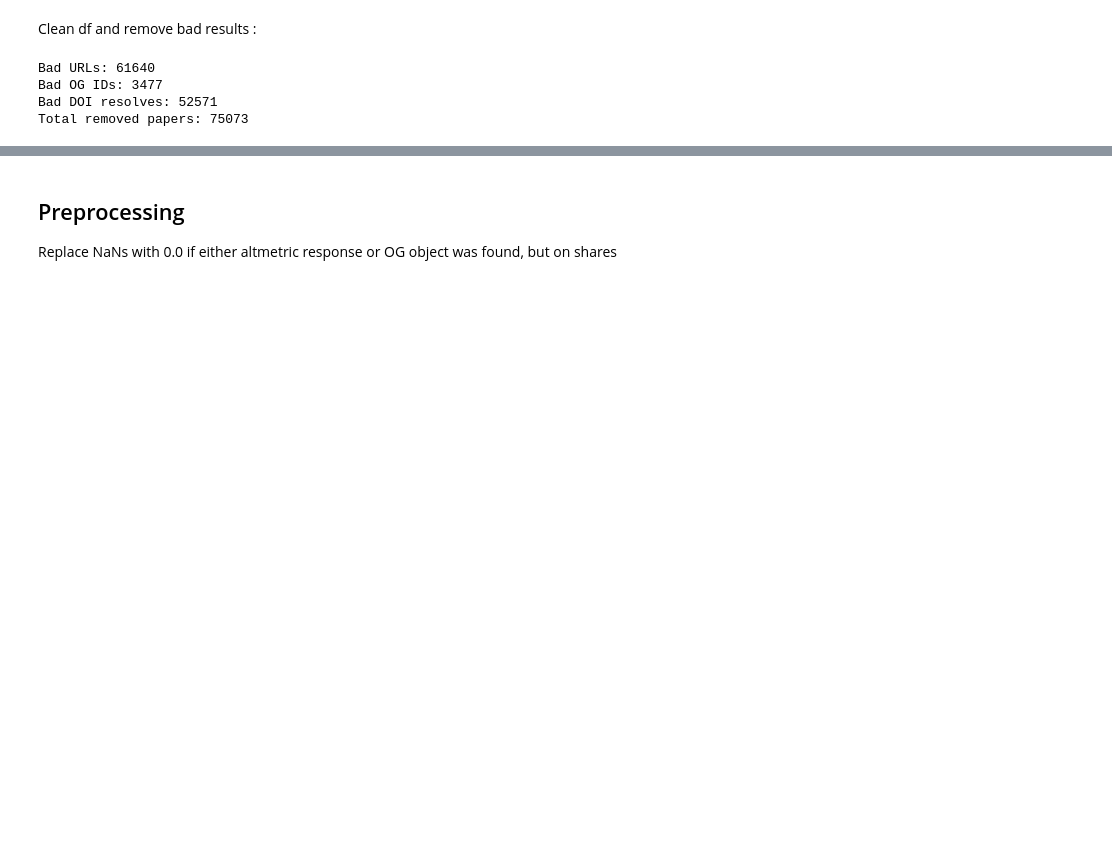
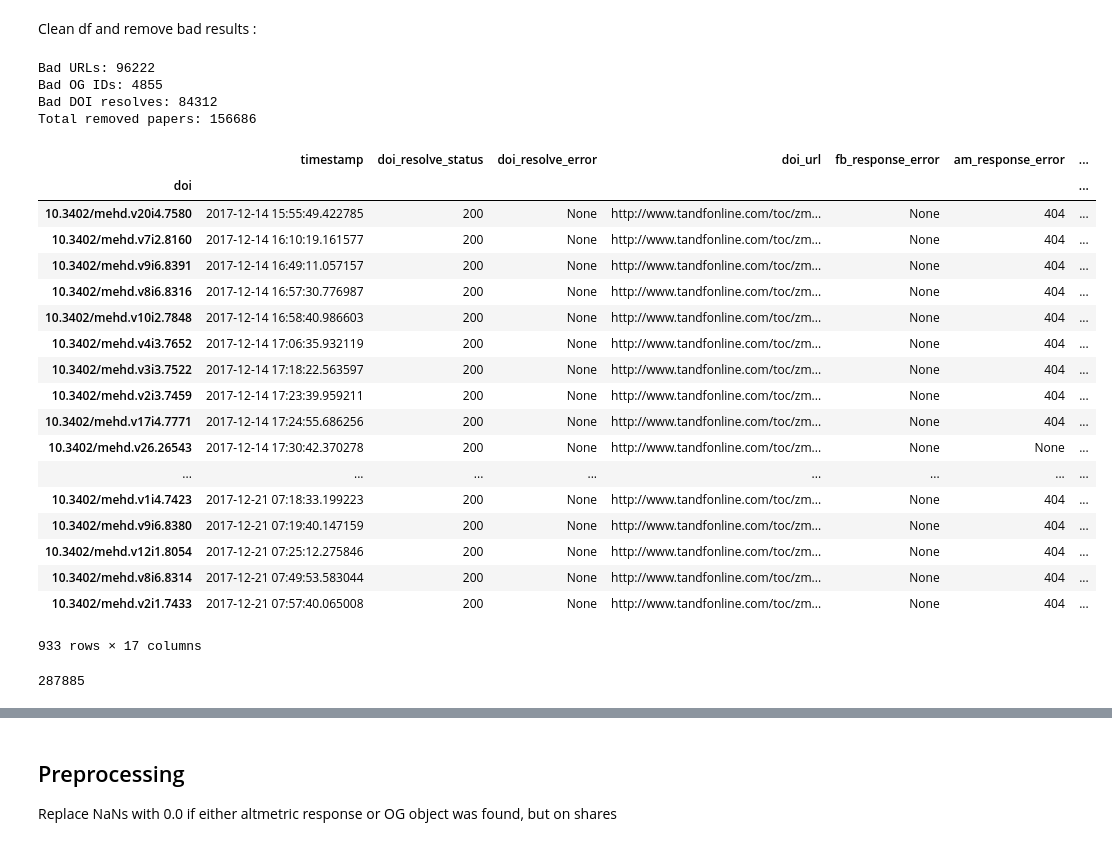
Before and after one commit to ScholCommLab/fhe-public-private, a Jupyter notebook: 03-PKP-analysis.ipynb, the cells around one changed output, grey strips where cells are left out. Cells and saved outputs as stored; diff of their text form; code cells hidden in the pictures; blank space fills up the shorter version.

```diff
--- a/03-PKP-analysis.ipynb
+++ b/03-PKP-analysis.ipynb
@@ -93,22 +93,27 @@ Name: count, dtype: float64
 # %% [markdown]
 Clean df and remove bad results :
 # %%
-bad_resolves = list(full_df.doi_resolve_status != "200")
+# bad_resolves = list(full_df.doi_resolve_status != "200")
+full_df = full_df[full_df['doi_resolve_status'] == 200]
 
-bad_urls = list(full_df.doi_url.value_counts().keys()[full_df.doi_url.value_counts() > 1])
-bad_url_papers = [x in bad_urls for x in full_df.doi_url]
+#bad_urls = list(full_df.doi_url.value_counts().keys()[full_df.doi_url.value_counts() > 1])
+#bad_url_papers = [x in bad_urls for x in full_df.doi_url]
+full_df = full_df[full_df.duplicated(subset=['doi_url'])]
 
-bad_og_id = list(full_df.fb_og_id.value_counts().keys()[full_df.fb_og_id.value_counts() > 1])[1:]
-bad_og_papers = [x in bad_og_id for x in full_df.fb_og_id]
+#bad_og_id = list(full_df.fb_og_id.value_counts().keys()[full_df.fb_og_id.value_counts() > 1])[1:]
+#bad_og_papers = [x in bad_og_id for x in full_df.fb_og_id]
+full_df = full_df[full_df.duplicated(subset=['fb_og_id'])]
 
-min_year = 1997
-max_year = 2017
-too_early = [x < min_year for x in full_df.year]
-too_late = [x > max_year for x in full_df.year]
+min_year = 2010
+max_year = 2018
+# too_early = [x < min_year for x in full_df.year]
+# too_late = [x > max_year for x in full_df.year]
+full_df = full_df[full_df['year'].between(min_year, max_year)]
 
-bad_papers = list(np.any([bad_resolves, bad_url_papers, too_late, too_early, bad_og_papers], 0))
+#bad_papers = list(np.any([bad_resolves, bad_url_papers, too_late, too_early, bad_og_papers], 0))
 
-df = full_df[[not _ for _ in bad_papers]]
+
+#df = full_df[[not _ for _ in bad_papers]]
 
 print("Bad URLs: {}".format(sum(bad_url_papers)))
 print("Bad OG IDs: {}".format(sum(bad_og_papers)))
@@ -118,7 +123,33 @@ print("Bad DOI resolves: {}".format(sum(bad_resolves)))
 
 print("Total removed papers: {}".format(sum(bad_papers)))
 # %% [output]
-Bad URLs: 61640
-Bad OG IDs: 3477
-Bad DOI resolves: 52571
-Total removed papers: 75073
+Bad URLs: 96222
+Bad OG IDs: 4855
+Bad DOI resolves: 84312
+Total removed papers: 156686
+# %%
+full_df[full_df.fb_og_id == 1420911837983045]
+# %% [output]
+|  | timestamp | doi_resolve_status | doi_resolve_error | doi_url | fb_response_error | am_response_error | ... |
+| doi |  |  |  |  |  |  | ... |
+| 10.3402/mehd.v20i4.7580 | 2017-12-14 15:55:49.422785 | 200 | None | http://www.tandfonline.com/toc/zm... | None | 404 | ... |
+| 10.3402/mehd.v7i2.8160 | 2017-12-14 16:10:19.161577 | 200 | None | http://www.tandfonline.com/toc/zm... | None | 404 | ... |
+| 10.3402/mehd.v9i6.8391 | 2017-12-14 16:49:11.057157 | 200 | None | http://www.tandfonline.com/toc/zm... | None | 404 | ... |
+| 10.3402/mehd.v8i6.8316 | 2017-12-14 16:57:30.776987 | 200 | None | http://www.tandfonline.com/toc/zm... | None | 404 | ... |
+| 10.3402/mehd.v10i2.7848 | 2017-12-14 16:58:40.986603 | 200 | None | http://www.tandfonline.com/toc/zm... | None | 404 | ... |
+| 10.3402/mehd.v4i3.7652 | 2017-12-14 17:06:35.932119 | 200 | None | http://www.tandfonline.com/toc/zm... | None | 404 | ... |
+| 10.3402/mehd.v3i3.7522 | 2017-12-14 17:18:22.563597 | 200 | None | http://www.tandfonline.com/toc/zm... | None | 404 | ... |
+| 10.3402/mehd.v2i3.7459 | 2017-12-14 17:23:39.959211 | 200 | None | http://www.tandfonline.com/toc/zm... | None | 404 | ... |
+| 10.3402/mehd.v17i4.7771 | 2017-12-14 17:24:55.686256 | 200 | None | http://www.tandfonline.com/toc/zm... | None | 404 | ... |
+| 10.3402/mehd.v26.26543 | 2017-12-14 17:30:42.370278 | 200 | None | http://www.tandfonline.com/toc/zm... | None | None | ... |
+| ... | ... | ... | ... | ... | ... | ... | ... |
+| 10.3402/mehd.v1i4.7423 | 2017-12-21 07:18:33.199223 | 200 | None | http://www.tandfonline.com/toc/zm... | None | 404 | ... |
+| 10.3402/mehd.v9i6.8380 | 2017-12-21 07:19:40.147159 | 200 | None | http://www.tandfonline.com/toc/zm... | None | 404 | ... |
+| 10.3402/mehd.v12i1.8054 | 2017-12-21 07:25:12.275846 | 200 | None | http://www.tandfonline.com/toc/zm... | None | 404 | ... |
+| 10.3402/mehd.v8i6.8314 | 2017-12-21 07:49:53.583044 | 200 | None | http://www.tandfonline.com/toc/zm... | None | 404 | ... |
+| 10.3402/mehd.v2i1.7433 | 2017-12-21 07:57:40.065008 | 200 | None | http://www.tandfonline.com/toc/zm... | None | 404 | ... |
+933 rows × 17 columns
+# %%
+len(full_df)
+# %% [output]
+287885
```
Also changed, not shown: parts of 14 cells of this notebook, 1 other file.
